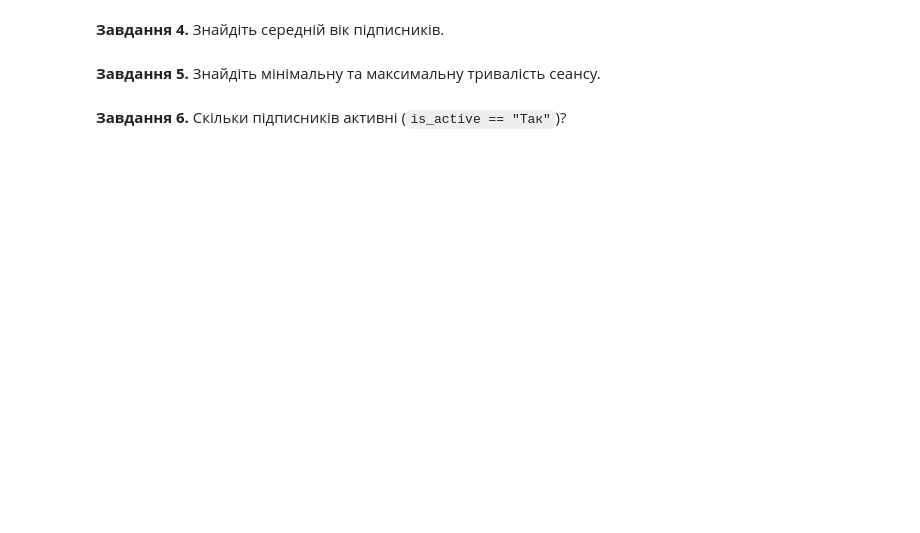
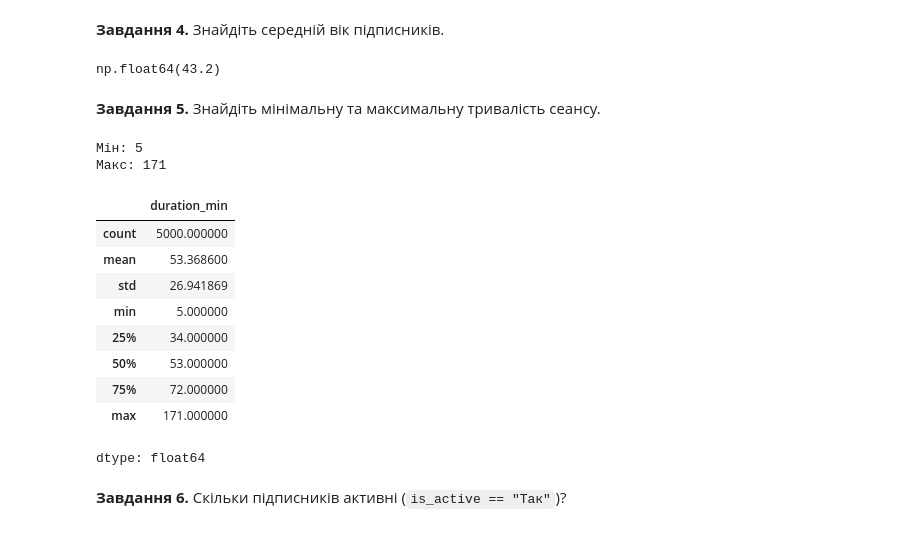
Before and after one commit to DymaStar/DTA_2026, a Jupyter notebook: HW/HW_DimaStar2905Nazar80_"pandas_viz_practice_ipynb".ipynb, the cells around one changed output. Cells and saved outputs as stored; diff of their text form; code cells hidden in the pictures; blank space fills up the shorter version.

```diff
--- a/HW/HW_DimaStar2905Nazar80_"pandas_viz_practice_ipynb".ipynb
+++ b/HW/HW_DimaStar2905Nazar80_"pandas_viz_practice_ipynb".ipynb
@@ -139,5 +150,8 @@ display(len(sess))
 **Завдання 4.** Знайдіть середній вік підписників.
 # %%
 # Завдання 4:
+round(subs["age"].mean(), 1)
+# %% [output]
+np.float64(43.2)
 # %% [markdown]
 **Завдання 5.** Знайдіть мінімальну та максимальну тривалість сеансу.
@@ -146,3 +158,24 @@ display(len(sess))
+# %%
+# Завдання 5:
+print("Мін:", sess["duration_min"].min())
+print("Макс:", sess["duration_min"].max())
+# %% [output]
+Мін: 5
+Макс: 171
+# %%
+# або все одразу
+sess["duration_min"].describe()
+# %% [output]
+|  | duration_min |
+| count | 5000.000000 |
+| mean | 53.368600 |
+| std | 26.941869 |
+| min | 5.000000 |
+| 25% | 34.000000 |
+| 50% | 53.000000 |
+| 75% | 72.000000 |
+| max | 171.000000 |
+dtype: float64
 # %% [markdown]
 **Завдання 6.** Скільки підписників активні (`is_active == "Так"`)?
 # %%
```
Also changed, not shown: parts of 3 cells of this notebook.
